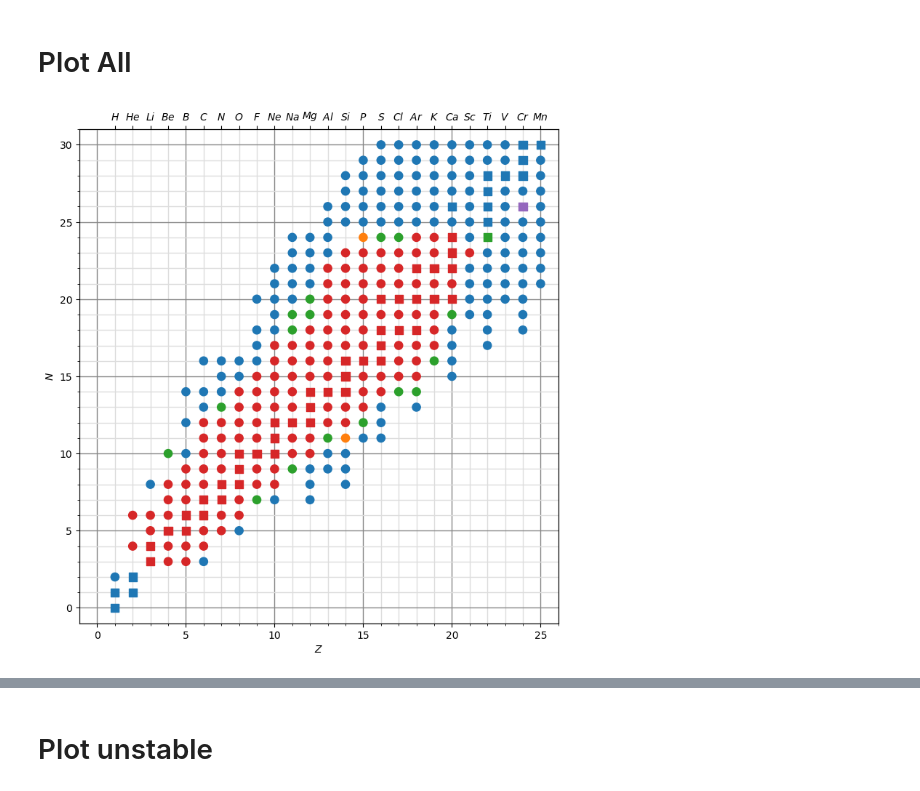
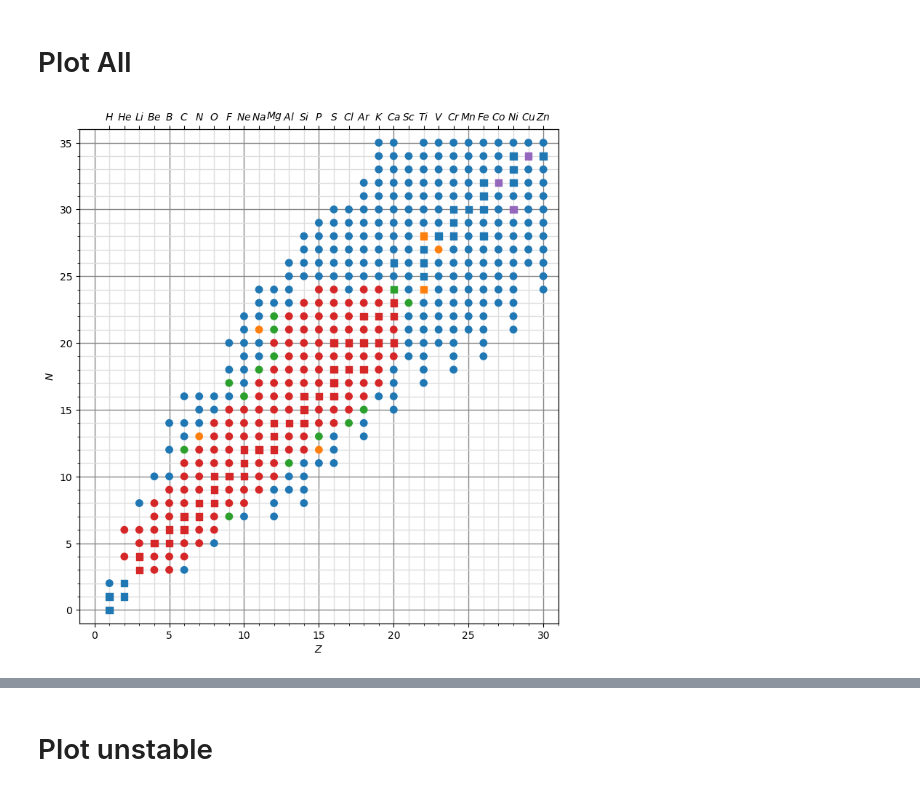
Before and after one commit to TomSB1423/nucleide_data, a Jupyter notebook: total_counts.ipynb, the cells around one changed output, grey strips where cells are left out. Saved outputs shown, nothing was run; the diff lists cells and outputs as text; code cells hidden in the pictures.

```diff
--- a/total_counts.ipynb
+++ b/total_counts.ipynb
@@ -19,7 +19,8 @@ print("Imported all.")
 Imported all.
 # %%
 # Open data file
-file_dir = "./assets/FTFP/A_Z_vol_count-all.txt"
+physics_model = "NC"
+file_dir = f"./assets/{physics_model}/A_Z_vol_count-all.txt"
 columns = ["Mass Number", "Atomic Number", "Detector Volume", "Counts"]
 df = open_data(file_dir, columns)
 # %%
@@ -117,7 +118,7 @@ for line in open('isotopes.txt'):
     Z = int(element_symbols.index(symbol)) + 1
     N = A - Z
     halflife = float(halflife)
-    if Z < 26 and N < 31:
+    if Z < 31 and N < 36:
         checkTPC = df_plot[(df_plot["Mass Number"] == A) & (df_plot["Atomic Number"] == Z) & (df_plot["Detector Volume"] == 11)]
         checkBUFFERS = df_plot[(df_plot["Mass Number"] == A) & (df_plot["Atomic Number"] == Z) & ((df_plot["Detector Volume"] == 7) | (df_plot["Detector Volume"] == 9))]
         checkELSE = df_plot[(df_plot["Mass Number"] == A) & (df_plot["Atomic Number"] == Z) & ~((df_plot["Detector Volume"] == 7) | (df_plot["Detector Volume"] == 9) | (df_plot["Detector Volume"] == 11))]
@@ -167,34 +168,36 @@ w, h = 850, 900
 DPI = 100
 w_in, h_in = w / DPI, h / DPI
 # Set up the figure: one Axes object for the plot, another for the colourbar.
 fig, ax = plt.subplots(figsize=(w_in, h_in), dpi=DPI)
 
 s = get_marker_size(ax, maxZ, maxN)
 sc1 = ax.scatter(Z_s, N_s, c=colors_s, s=s, marker="o")
 sc1 = ax.scatter(Z_u, N_u, c=colors_u, s=s, marker="s")
 
 # Jump through the usual hoops to get a grid on both major and minor ticks
 # under the data.
 loc = ticker.MultipleLocator(base=5)
 ax.xaxis.set_minor_locator(loc)
 ax.yaxis.set_minor_locator(loc)
 ax.grid(which='major', color='#888888', lw=1)
 ax.grid(which='minor', color='#dddddd', lw=1)
 plt.minorticks_on()
 ax.set_axisbelow(True)
 
 ax.set_xlim(-1, maxZ)
 ax.set_ylim(-1, maxN)
 ax.set_xlabel(r'$Z$')
 ax.set_ylabel(r'$N$')
 # Twin the y-axis to indicate the noble gas elements on the top x-axis.
 topax = ax.twiny()
-topax.set_xticks(np.linspace(1, 25, 25))
-topax.set_xticklabels([r'$H$', r'$He$', r'$Li$', r'$Be$',  r'$B$',  r'$C$',  r'$N$',  r'$O$',  r'$F$', r'$Ne$', r'$Na$', r'$Mg$', r'$Al$',
-r'$Si$',  r'$P$',  r'$S$', r'$Cl$', r'$Ar$',  r'$K$', r'$Ca$', r'$Sc$', r'$Ti$',  r'$V$', r'$Cr$', r'$Mn$'])
+top_axis = [r'$H$', r'$He$', r'$Li$', r'$Be$',  r'$B$',  r'$C$',  r'$N$',  r'$O$',  r'$F$', r'$Ne$', r'$Na$', r'$Mg$', r'$Al$',
+r'$Si$',  r'$P$',  r'$S$', r'$Cl$', r'$Ar$',  r'$K$', r'$Ca$', r'$Sc$', r'$Ti$',  r'$V$', r'$Cr$', r'$Mn$',r'$Fe$',r'$Co$', r'$Ni$', r'$Cu$', r'$Zn$']
+topax.set_xticks(np.linspace(1, len(top_axis), len(top_axis)))
+topax.set_xticklabels(top_axis)
 topax.set_xlim(-1, maxZ)
 plt.savefig('./img/nuclides-chart.png', dpi=DPI)
 plt.show()
 # Need to get legend https://matplotlib.org/stable/gallery/lines_bars_and_markers/scatter_with_legend.html#automated-legend-creation
+a = df_plot[~((df_plot["Detector Volume"] == 7) | (df_plot["Detector Volume"] == 9) | (df_plot["Detector Volume"] == 11))]
 # %% [output]
-[figure, old version]
+[figure, new version]
```
Also changed, not shown: parts of 12 cells of this notebook, 8 other files.
